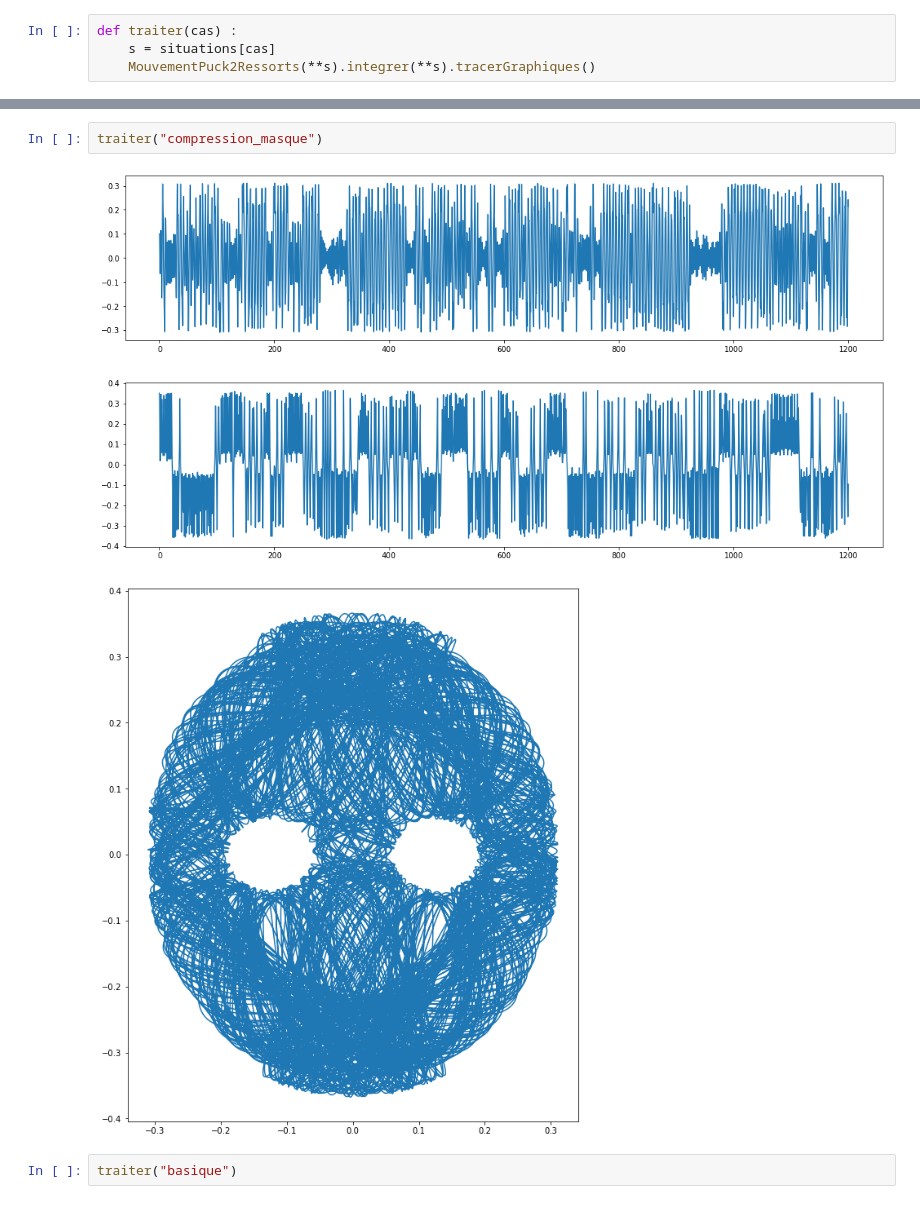
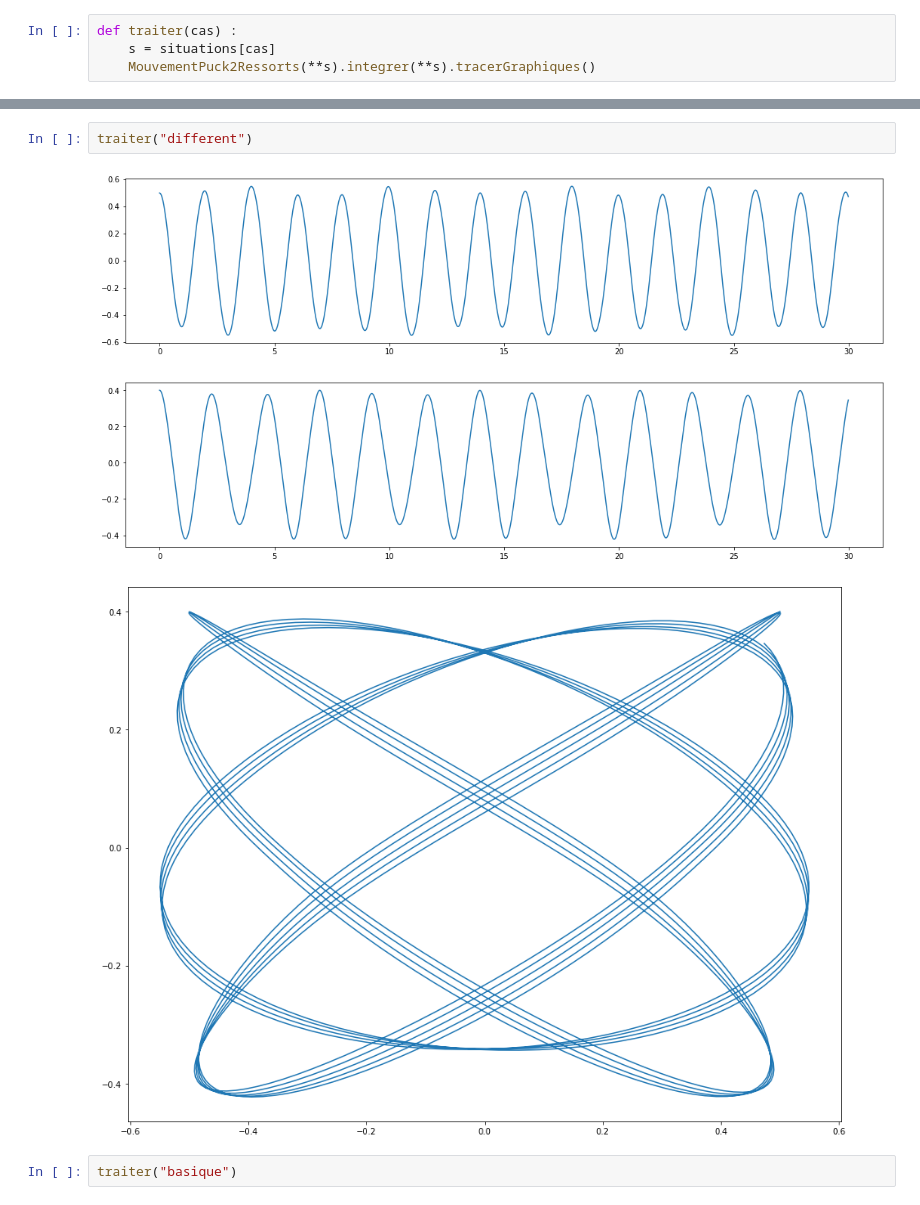
Before and after one commit to mdewifreitag/puck-et-ressorts, a Jupyter notebook: puck_entre_deux_ressorts.ipynb, the cells around one changed output, grey strips where cells are left out. Cells and saved outputs as stored; diff of their text form.

```diff
--- a/puck_entre_deux_ressorts.ipynb
+++ b/puck_entre_deux_ressorts.ipynb
@@ -134,10 +140,10 @@ situations = {
 }
 # %%
-traiter("compression_masque")
+traiter("different")
 # %% [output]
-[figure, old version]
+[figure, new version]
-[figure, old version]
+[figure, new version]
-[figure, old version]
+[figure, new version]
 # %%
 traiter("basique")
 # %% [output]
```
Also changed, not shown: parts of 1 cell of this notebook.
